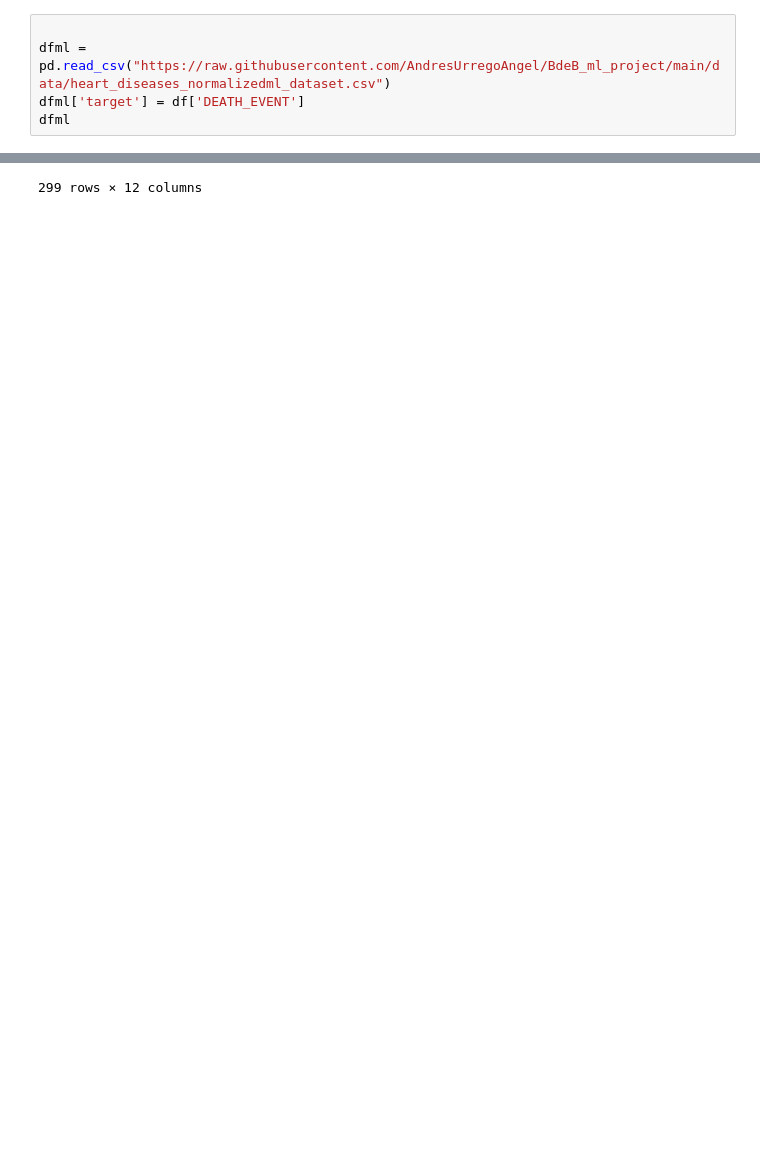
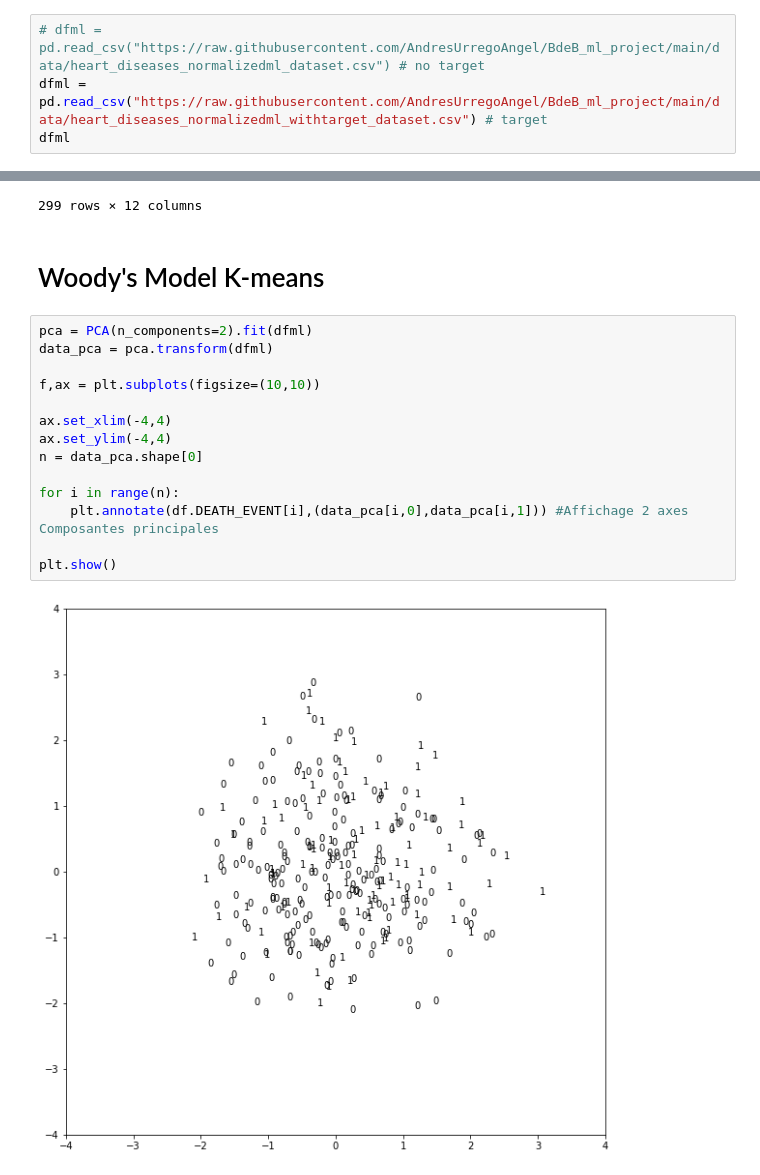
Before and after one commit to AndresUrregoAngel/BdeB_ml_project, a Jupyter notebook: exploration/DataAnalyst_AI.ipynb, the cells around one changed output, grey strips where cells are left out. Saved outputs shown, nothing was run; the diff lists cells and outputs as text; blank space fills up the shorter version.

```diff
--- a/exploration/DataAnalyst_AI.ipynb
+++ b/exploration/DataAnalyst_AI.ipynb
@@ -130,7 +141,6 @@ dfx.to_csv("/tmp/heart_diseases_normalizedml_dataset.csv", index=False)
 # %%
-
-dfml = pd.read_csv("https://raw.githubusercontent.com/AndresUrregoAngel/BdeB_ml_project/main/data/heart_diseases_normalizedml_dataset.csv")
-dfml['target'] = df['DEATH_EVENT']
+# dfml = pd.read_csv("https://raw.githubusercontent.com/AndresUrregoAngel/BdeB_ml_project/main/data/heart_diseases_normalizedml_dataset.csv") # no target
+dfml = pd.read_csv("https://raw.githubusercontent.com/AndresUrregoAngel/BdeB_ml_project/main/data/heart_diseases_normalizedml_withtarget_dataset.csv") # target
 dfml
 # %% [output]
 |  | 0 | 1 | 2 | 3 | 4 | 5 | 6 | 7 | 8 | 9 | 10 | ... |
@@ -146,3 +156,21 @@ dfml
 | 297 | 1.402979 | -1.399799 | -0.794812 | -0.455243 | -0.143428 | 0.577091 | -0.754084 | -0.611575 | -0.026462 | 0.456442 | 2.077824 | ... |
 | 298 | 1.304793 | -1.326203 | -0.951120 | -0.757588 | 0.263337 | -0.195069 | 0.432185 | 1.909435 | 0.709371 | 0.022689 | -0.647826 | ... |
 299 rows × 12 columns
+# %% [markdown]
+# Woody's Model K-means
+# %%
+pca = PCA(n_components=2).fit(dfml)
+data_pca = pca.transform(dfml)
+
+f,ax = plt.subplots(figsize=(10,10))
+
+ax.set_xlim(-4,4)
+ax.set_ylim(-4,4)
+n = data_pca.shape[0]
+
+for i in range(n):
+    plt.annotate(df.DEATH_EVENT[i],(data_pca[i,0],data_pca[i,1])) #Affichage 2 axes Composantes principales
+
+plt.show()
+# %% [output]
+[figure, added]
```
Also changed, not shown: parts of 25 cells of this notebook.
